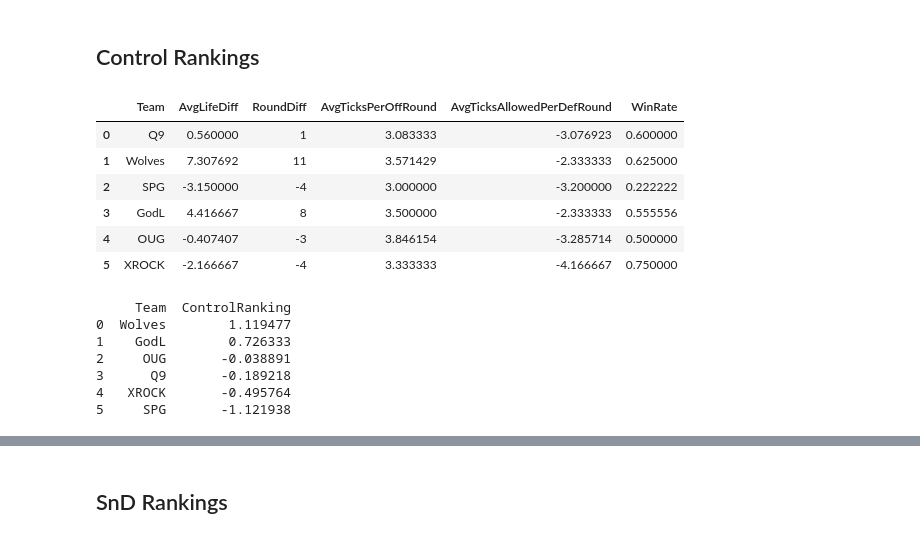
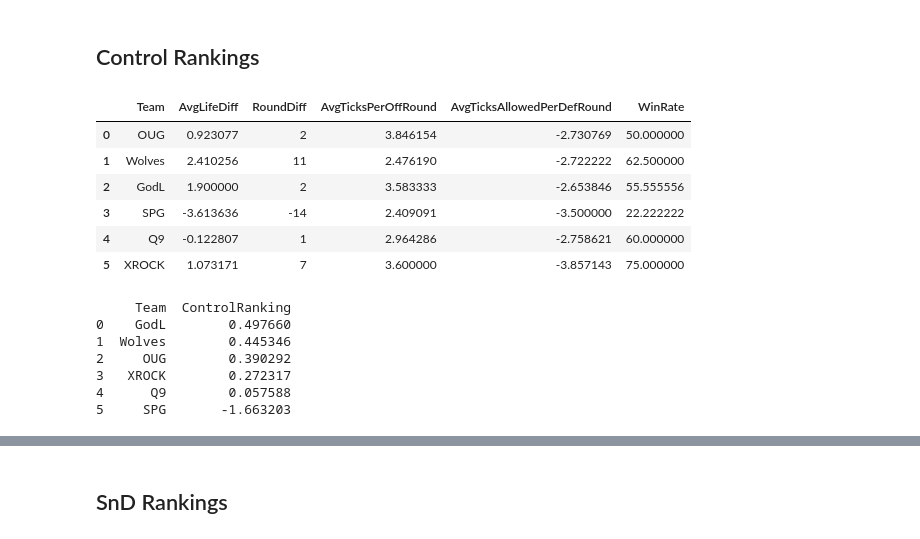
Before and after one commit to anshxl/codm-analytics, a Jupyter notebook: Notebooks/rankings.ipynb, the cells around one changed output, grey strips where cells are left out. Saved outputs shown, nothing was run; the diff lists cells and outputs as text; code cells hidden in the pictures.

```diff
--- a/Notebooks/rankings.ipynb
+++ b/Notebooks/rankings.ipynb
@@ -178,29 +188,27 @@ win_rates = win_rates[win_rates['Team'].isin(relevant_teams)].reset_index(drop=T
 
 win_rates = win_rates[['Team', 'WinRate']]
 # %%
-control_df = pd.read_csv('../Week3/Control/team_summary.csv')
-control_df = control_df[control_df['Team'].isin(relevant_teams)].reset_index(drop=True)
+control_df = pd.read_csv('../Week3/Control/team_stats.csv')
 
 control_df = control_df.merge(win_rates, on='Team', how='left')
 
 control_df['AvgTicksAllowedPerDefRound'] = control_df['AvgTicksAllowedPerDefRound'] * (-1)
+control_df['WinRate'] = control_df['WinRate'] * 100  # Convert to percentage format
 
 # Select relevant stats for Control
 stats = ['AvgLifeDiff', 'RoundDiff', 'AvgTicksPerOffRound', 'AvgTicksAllowedPerDefRound', 'WinRate']
 control_df = control_df[['Team'] + stats]
-
 control_df
 # %% [output]
 |  | Team | AvgLifeDiff | RoundDiff | AvgTicksPerOffRound | AvgTicksAllowedPerDefRound | WinRate |
-| 0 | Q9 | 0.560000 | 1 | 3.083333 | -3.076923 | 0.600000 |
-| 1 | Wolves | 7.307692 | 11 | 3.571429 | -2.333333 | 0.625000 |
-| 2 | SPG | -3.150000 | -4 | 3.000000 | -3.200000 | 0.222222 |
-| 3 | GodL | 4.416667 | 8 | 3.500000 | -2.333333 | 0.555556 |
-| 4 | OUG | -0.407407 | -3 | 3.846154 | -3.285714 | 0.500000 |
-| 5 | XROCK | -2.166667 | -4 | 3.333333 | -4.166667 | 0.750000 |
+| 0 | OUG | 0.923077 | 2 | 3.846154 | -2.730769 | 50.000000 |
+| 1 | Wolves | 2.410256 | 11 | 2.476190 | -2.722222 | 62.500000 |
+| 2 | GodL | 1.900000 | 2 | 3.583333 | -2.653846 | 55.555556 |
+| 3 | SPG | -3.613636 | -14 | 2.409091 | -3.500000 | 22.222222 |
+| 4 | Q9 | -0.122807 | 1 | 2.964286 | -2.758621 | 60.000000 |
+| 5 | XROCK | 1.073171 | 7 | 3.600000 | -3.857143 | 75.000000 |
 # %%
 # Standardize stats
-# stats = ['AvgLifeDiff', 'RoundDiff', 'AvgTicksPerOffRound', 'AvgTicksAllowedPerDefRound', 'WinRate']
 scaler = StandardScaler()
 control_scaled = pd.DataFrame(scaler.fit_transform(control_df[stats]), columns=stats)
 
@@ -223,9 +231,9 @@ control_rankings = control_df[['Team', 'ControlRanking']].reset_index(drop=True)
 print(control_rankings)
 # %% [output]
      Team  ControlRanking
-0  Wolves        1.119477
-1    GodL        0.726333
-2     OUG       -0.038891
-3      Q9       -0.189218
-4   XROCK       -0.495764
-5     SPG       -1.121938
+0    GodL        0.497660
+1  Wolves        0.445346
+2     OUG        0.390292
+3   XROCK        0.272317
+4      Q9        0.057588
+5     SPG       -1.663203
```
Also changed, not shown: parts of 9 cells of this notebook, 46 other files.
